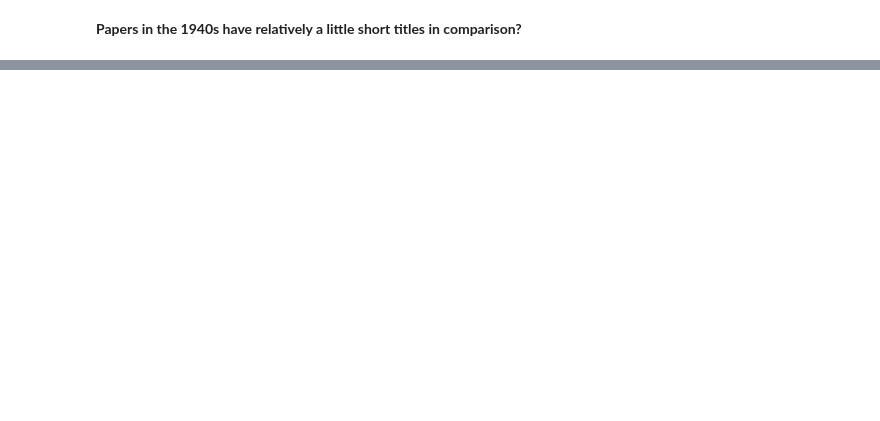
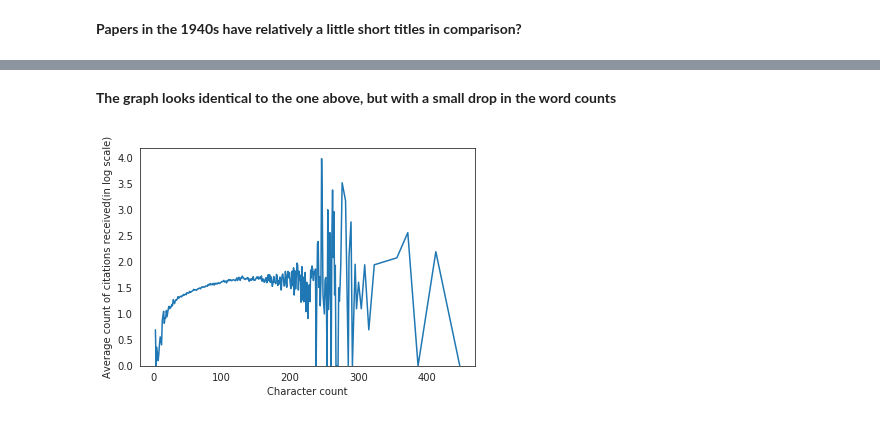
Before and after one commit to srjit/science-of-genius-title-impact, a Jupyter notebook: src/data-exploration/1. eda-part1.ipynb, the cells around one changed output, grey strips where cells are left out. Cells and saved outputs as stored; diff of their text form; code cells hidden in the pictures; blank space fills up the shorter version.

```diff
--- a/src/data-exploration/1. eda-part1.ipynb
+++ b/src/data-exploration/1. eda-part1.ipynb
@@ -116,0 +124,15 @@ print(char_mean)
+# %% [markdown]
+__The graph looks identical to the one above, but with a small drop in the word counts__
+# %%
+# What is the variation in average citation counts with the character count in the title?
+
+character_counts_grouped = data.groupby('character_count', as_index=False)['log_c5'].mean()
+plt.plot(character_counts_grouped['character_count'],
+         character_counts_grouped['log_c5'])
+plt.ylim(ymin=0)
+plt.xlabel("Character count")
+plt.ylabel("Average count of citations received(in log scale)")
+
+plt.show()
+# %% [output]
+[figure, added]
```
Also changed, not shown: parts of 8 cells of this notebook, 2 other files.
